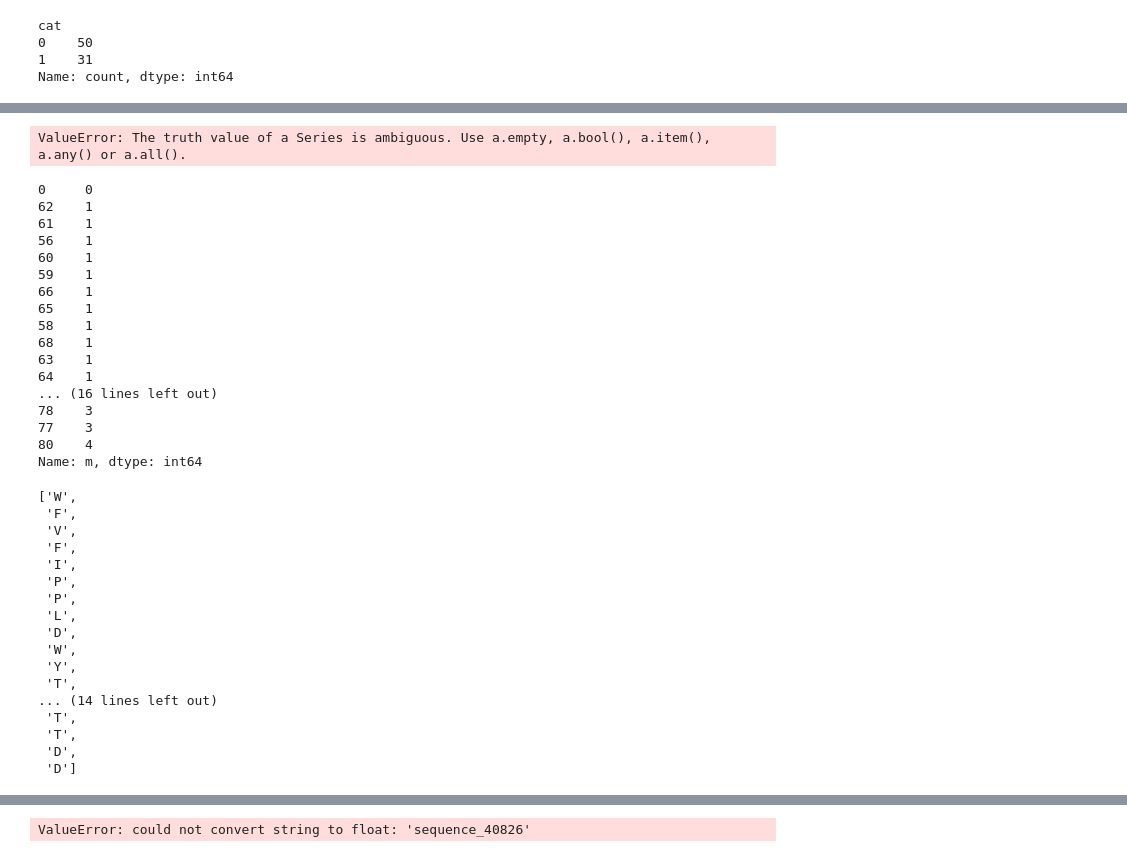
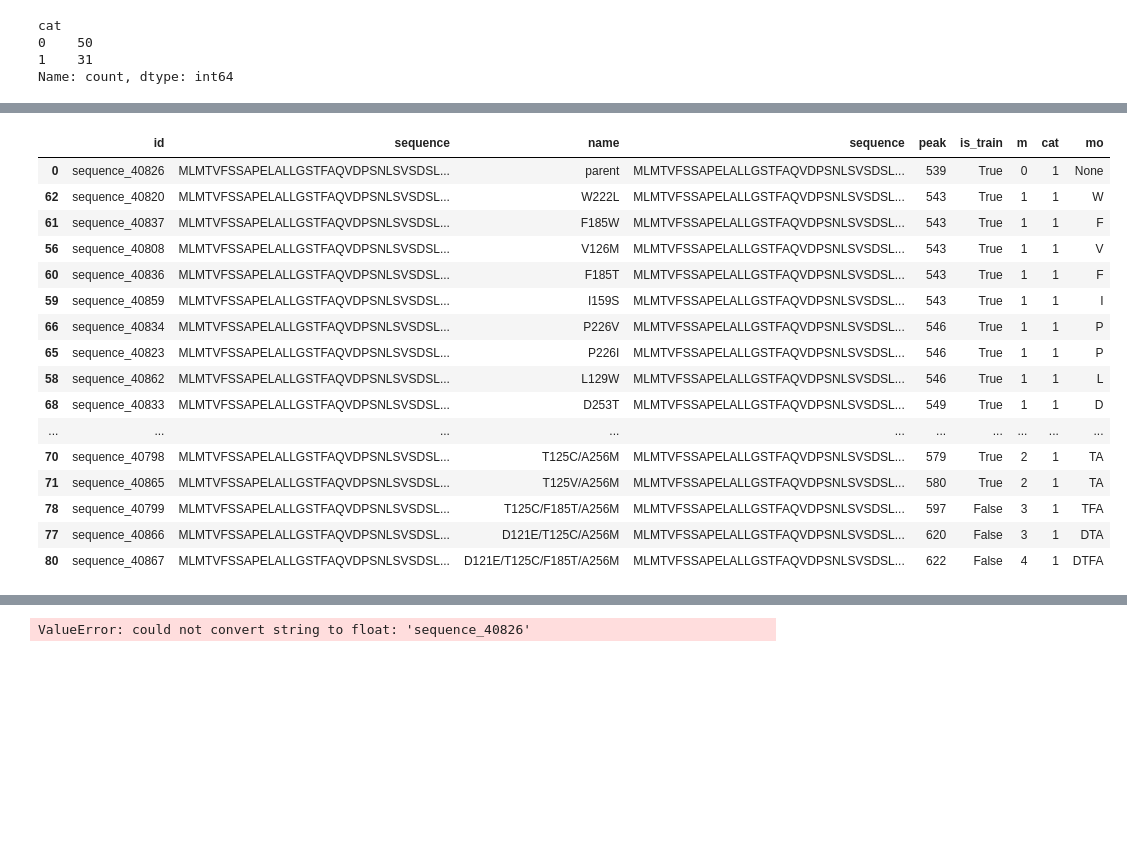
Before and after one commit to JmartinUmag/Bioinfo, a Jupyter notebook: Taller/absortion.ipynb, the cells around one changed output, grey strips where cells are left out. Saved outputs shown, nothing was run; the diff lists cells and outputs as text; code cells hidden in the pictures; blank space fills up the shorter version.

```diff
--- a/Taller/absortion.ipynb
+++ b/Taller/absortion.ipynb
@@ -73,51 +93,38 @@ df_positive
 | 80 | sequence_40867 | MLMTVFSSAPELALLGSTFAQVDPSNLSVSDSL... | D121E/T125C/F185T/A256M | MLMTVFSSAPELALLGSTFAQVDPSNLSVSDSL... | 622 | False | 4 | 1 |
 # %%
 mutation_origin=[]
-for value in df_positive["name"]:
-    if(value!="parent"):
-        if(df_positive["m"]>1==True):
-            mutation_origin.append("value[0]+value[6]")
+for index, value in df_positive.iterrows():
+    if(value["name"]!="parent"):
+        if(value["m"]>1):
+            j=0
+            sentence=""
+            for i in range(value["m"]):
+                sentence+=value["name"][j]
+                j+=6
+            mutation_origin.append(sentence)
         else:
-            mutation_origin.append("value[0]")
+            mutation_origin.append(value["name"][0])
+    else:
+        mutation_origin.append(None)
-# %% [output]
-ValueError: The truth value of a Series is ambiguous. Use a.empty, a.bool(), a.item(), a.any() or a.all().
+# %%
+df_positive["mo"]=mutation_origin
 # %%
-df_positive.m
+df_positive
 # %% [output]
-0     0
-62    1
-61    1
-56    1
-60    1
-59    1
-66    1
-65    1
-58    1
-68    1
-63    1
-64    1
-... (16 lines left out)
-78    3
-77    3
-80    4
-Name: m, dtype: int64
+|  | id | sequence | name | sequence | peak | is_train | m | cat | mo |
+| 0 | sequence_40826 | MLMTVFSSAPELALLGSTFAQVDPSNLSVSDSL... | parent | MLMTVFSSAPELALLGSTFAQVDPSNLSVSDSL... | 539 | True | 0 | 1 | None |
+| 62 | sequence_40820 | MLMTVFSSAPELALLGSTFAQVDPSNLSVSDSL... | W222L | MLMTVFSSAPELALLGSTFAQVDPSNLSVSDSL... | 543 | True | 1 | 1 | W |
+| 61 | sequence_40837 | MLMTVFSSAPELALLGSTFAQVDPSNLSVSDSL... | F185W | MLMTVFSSAPELALLGSTFAQVDPSNLSVSDSL... | 543 | True | 1 | 1 | F |
+| 56 | sequence_40808 | MLMTVFSSAPELALLGSTFAQVDPSNLSVSDSL... | V126M | MLMTVFSSAPELALLGSTFAQVDPSNLSVSDSL... | 543 | True | 1 | 1 | V |
+| 60 | sequence_40836 | MLMTVFSSAPELALLGSTFAQVDPSNLSVSDSL... | F185T | MLMTVFSSAPELALLGSTFAQVDPSNLSVSDSL... | 543 | True | 1 | 1 | F |
+| 59 | sequence_40859 | MLMTVFSSAPELALLGSTFAQVDPSNLSVSDSL... | I159S | MLMTVFSSAPELALLGSTFAQVDPSNLSVSDSL... | 543 | True | 1 | 1 | I |
+| 66 | sequence_40834 | MLMTVFSSAPELALLGSTFAQVDPSNLSVSDSL... | P226V | MLMTVFSSAPELALLGSTFAQVDPSNLSVSDSL... | 546 | True | 1 | 1 | P |
+| 65 | sequence_40823 | MLMTVFSSAPELALLGSTFAQVDPSNLSVSDSL... | P226I | MLMTVFSSAPELALLGSTFAQVDPSNLSVSDSL... | 546 | True | 1 | 1 | P |
+| 58 | sequence_40862 | MLMTVFSSAPELALLGSTFAQVDPSNLSVSDSL... | L129W | MLMTVFSSAPELALLGSTFAQVDPSNLSVSDSL... | 546 | True | 1 | 1 | L |
+| 68 | sequence_40833 | MLMTVFSSAPELALLGSTFAQVDPSNLSVSDSL... | D253T | MLMTVFSSAPELALLGSTFAQVDPSNLSVSDSL... | 549 | True | 1 | 1 | D |
+| ... | ... | ... | ... | ... | ... | ... | ... | ... | ... |
+| 70 | sequence_40798 | MLMTVFSSAPELALLGSTFAQVDPSNLSVSDSL... | T125C/A256M | MLMTVFSSAPELALLGSTFAQVDPSNLSVSDSL... | 579 | True | 2 | 1 | TA |
+| 71 | sequence_40865 | MLMTVFSSAPELALLGSTFAQVDPSNLSVSDSL... | T125V/A256M | MLMTVFSSAPELALLGSTFAQVDPSNLSVSDSL... | 580 | True | 2 | 1 | TA |
+| 78 | sequence_40799 | MLMTVFSSAPELALLGSTFAQVDPSNLSVSDSL... | T125C/F185T/A256M | MLMTVFSSAPELALLGSTFAQVDPSNLSVSDSL... | 597 | False | 3 | 1 | TFA |
+| 77 | sequence_40866 | MLMTVFSSAPELALLGSTFAQVDPSNLSVSDSL... | D121E/T125C/A256M | MLMTVFSSAPELALLGSTFAQVDPSNLSVSDSL... | 620 | False | 3 | 1 | DTA |
+| 80 | sequence_40867 | MLMTVFSSAPELALLGSTFAQVDPSNLSVSDSL... | D121E/T125C/F185T/A256M | MLMTVFSSAPELALLGSTFAQVDPSNLSVSDSL... | 622 | False | 4 | 1 | DTFA |
-# %%
-mutation_origin
-# %% [output]
-['W',
- 'F',
- 'V',
- 'F',
- 'I',
- 'P',
- 'P',
- 'L',
- 'D',
- 'W',
- 'Y',
- 'T',
-... (14 lines left out)
- 'T',
- 'T',
- 'D',
- 'D']
```
Also changed, not shown: parts of 7 cells of this notebook.
